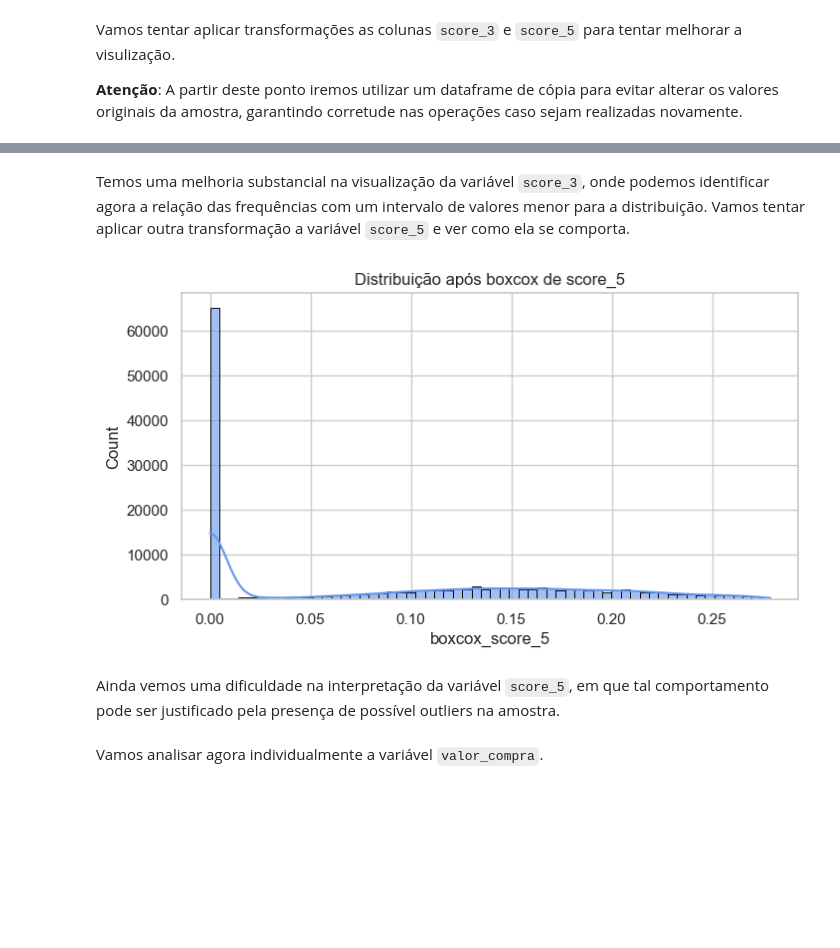
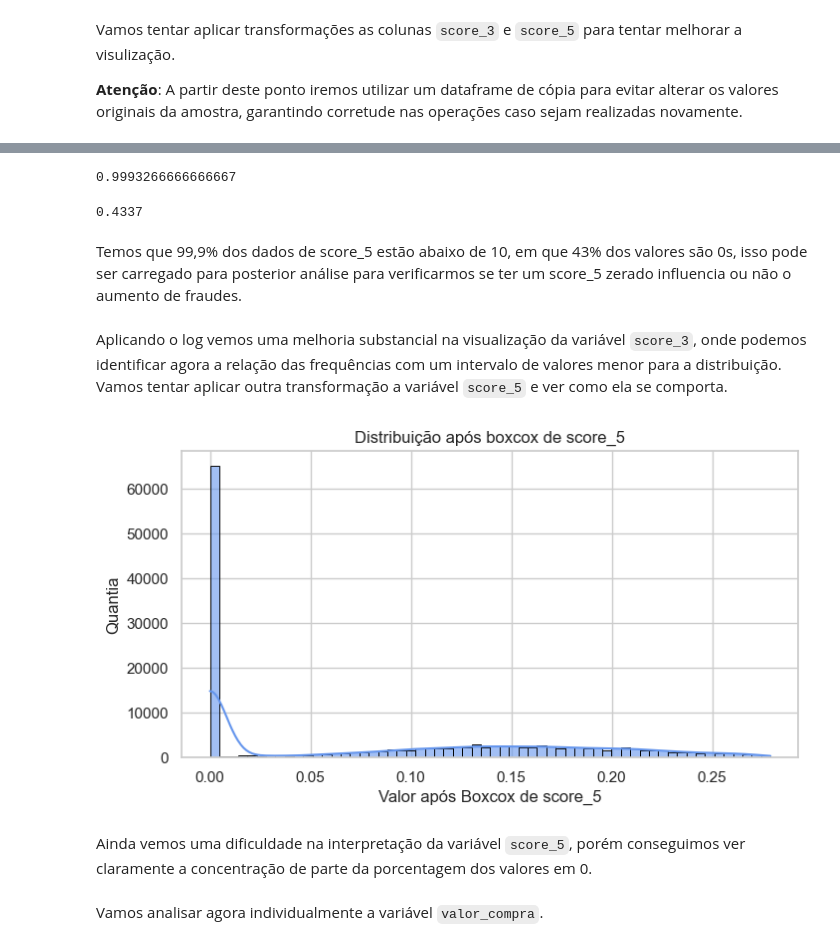
Before and after one commit to renneruan/fraud-detection, a Jupyter notebook: notebooks/2-eda.ipynb, the cells around one changed output, grey strips where cells are left out. Drawn from its saved outputs; the diff is of its cells as text; code cells hidden in the pictures; blank space fills up the shorter version.

```diff
--- a/notebooks/2-eda.ipynb
+++ b/notebooks/2-eda.ipynb
@@ -289,0 +289,3 @@ Name: log_score_3, Length: 150000, dtype: float64
+# %%
+score_5_sem_outliers = df[df["score_5"] <= 10]["score_5"]
+df_copy["score_5_sem_outliers"] = score_5_sem_outliers
@@ -290,5 +310,15 @@ Name: log_score_3, Length: 150000, dtype: float64
+# %%
+score_5_sem_outliers.shape[0] / df.shape[0]
+# %% [output]
+0.9993266666666667
+# %%
+df[df["score_5"] == 0].shape[0] / df.shape[0]
+# %% [output]
+0.4337
+# %% [markdown]
+Temos que 99,9% dos dados de score_5 estão abaixo de 10, em que 43% dos valores são 0s, isso pode ser carregado para posterior análise para verificarmos se ter um score_5 zerado influencia ou não o aumento de fraudes.
 # %% [markdown]
-Temos uma melhoria substancial na visualização da variável `score_3`, onde podemos identificar agora a relação das frequências com um intervalo de valores menor para a distribuição. Vamos tentar aplicar outra transformação a variável `score_5` e ver como ela se comporta.
+Aplicando o log vemos uma melhoria substancial na visualização da variável `score_3`, onde podemos identificar agora a relação das frequências com um intervalo de valores menor para a distribuição. Vamos tentar aplicar outra transformação a variável `score_5` e ver como ela se comporta.
 # %%
 df_copy["boxcox_score_5"], _ = stats.boxcox(
     df["score_5"] + 1
@@ -296,21 +326,23 @@ df_copy["boxcox_score_5"], _ = stats.boxcox(
 # %%
 plt.figure(figsize=(8, 4))
 
 sns.histplot(
     df_copy["boxcox_score_5"],
     kde=True,
     color="cornflowerblue",
     bins=60,
     alpha=0.6,
     edgecolor="black",
 )
 
+plt.xlabel("Valor após Boxcox de score_5")
+plt.ylabel("Quantia")
 plt.title("Distribuição após boxcox de score_5", fontsize=12)
 plt.show()
 # %% [output]
-[figure, old version]
+[figure, new version]
-# %% [markdown]
-Ainda vemos uma dificuldade na interpretação da variável `score_5`, em que tal comportamento pode ser justificado pela presença de possível outliers na amostra.
+# %% [markdown]
+Ainda vemos uma dificuldade na interpretação da variável `score_5`, porém conseguimos ver claramente a concentração de parte da porcentagem dos valores em 0.
 # %% [markdown]
 Vamos analisar agora individualmente a variável `valor_compra`.
 # %%
```
Also changed, not shown: parts of 54 cells of this notebook, 4 other files.
